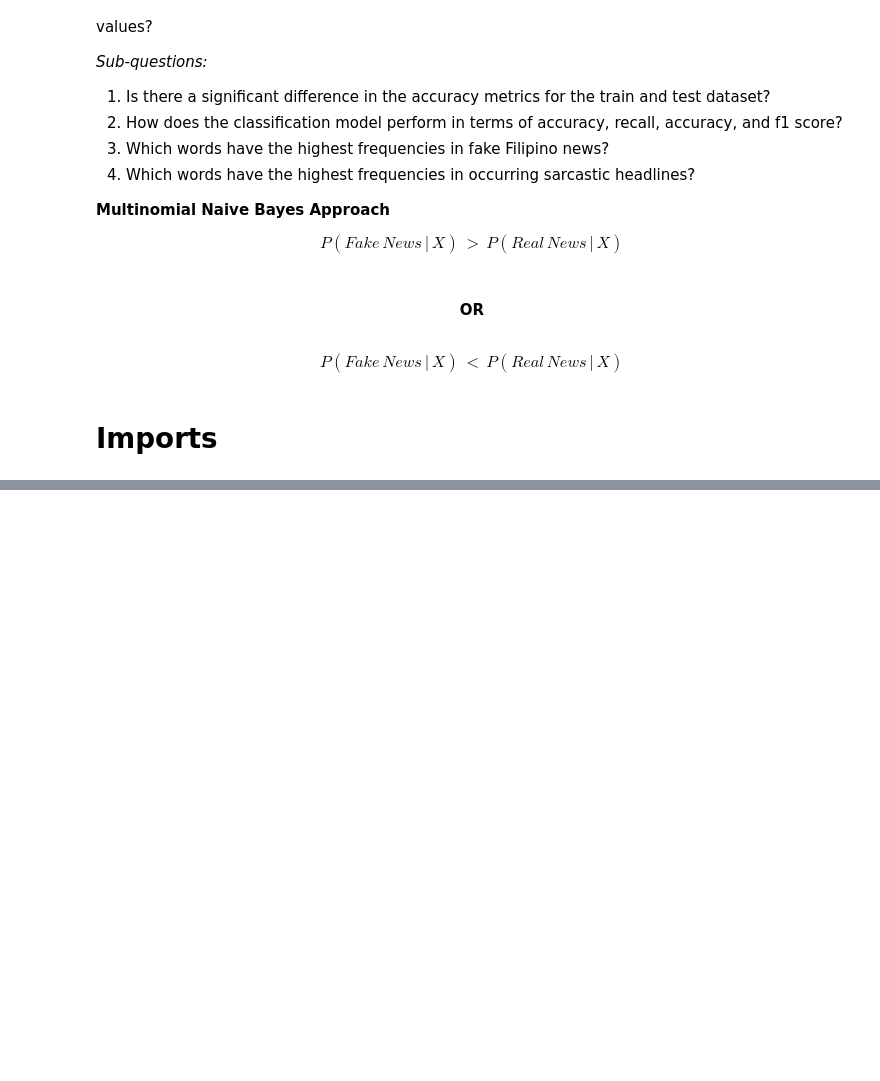
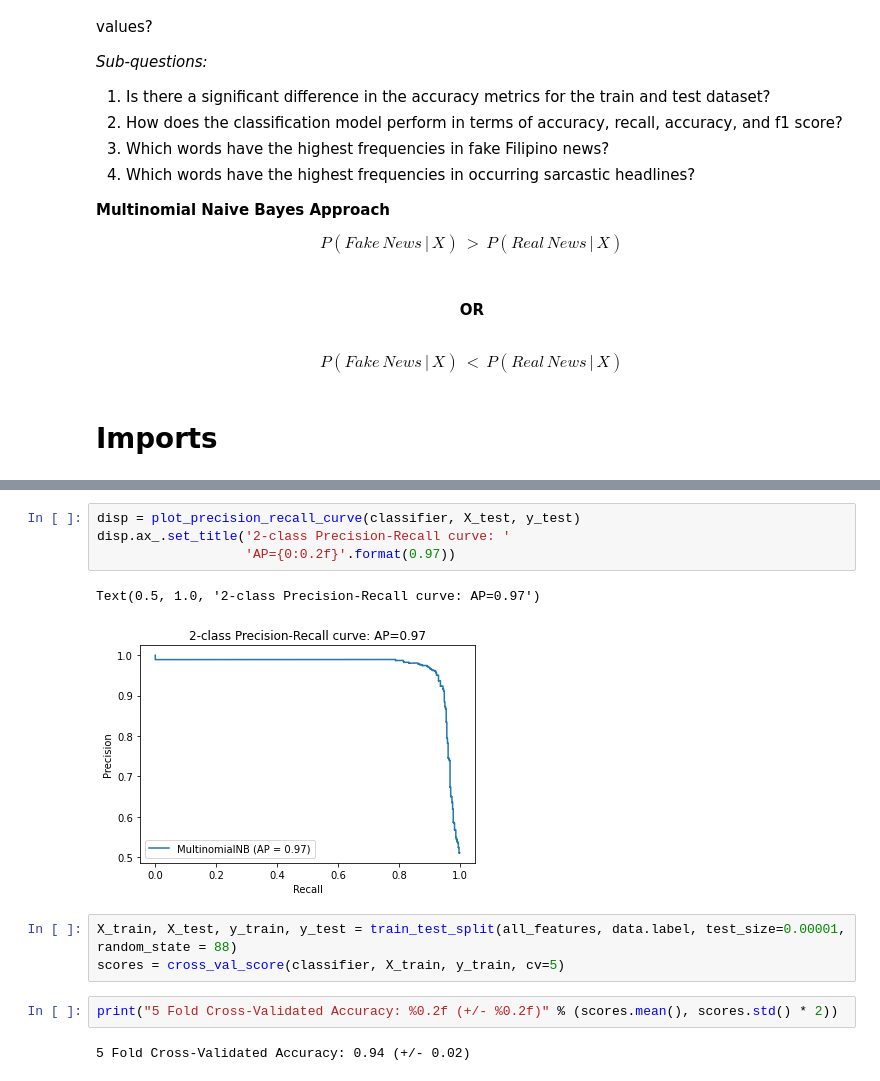
Before and after one commit to MarshmallowMann/Fake-News-Detection, a Jupyter notebook: Tagalog_Fake_News_Detection.ipynb, the cells around one changed output, grey strips where cells are left out. Drawn from its saved outputs; the diff is of its cells as text; blank space fills up the shorter version.

```diff
--- a/Tagalog_Fake_News_Detection.ipynb
+++ b/Tagalog_Fake_News_Detection.ipynb
@@ -52,0 +196,14 @@ from sklearn.linear_model import LogisticRegression
+# %%
+disp = plot_precision_recall_curve(classifier, X_test, y_test)
+disp.ax_.set_title('2-class Precision-Recall curve: '
+                   'AP={0:0.2f}'.format(0.97))
+# %% [output]
+Text(0.5, 1.0, '2-class Precision-Recall curve: AP=0.97')
+[figure, added]
+# %%
+X_train, X_test, y_train, y_test = train_test_split(all_features, data.label, test_size=0.00001, random_state = 88)
+scores = cross_val_score(classifier, X_train, y_train, cv=5)
+# %%
+print("5 Fold Cross-Validated Accuracy: %0.2f (+/- %0.2f)" % (scores.mean(), scores.std() * 2))
+# %% [output]
+5 Fold Cross-Validated Accuracy: 0.94 (+/- 0.02)
```
Also changed, not shown: parts of 23 cells of this notebook.
